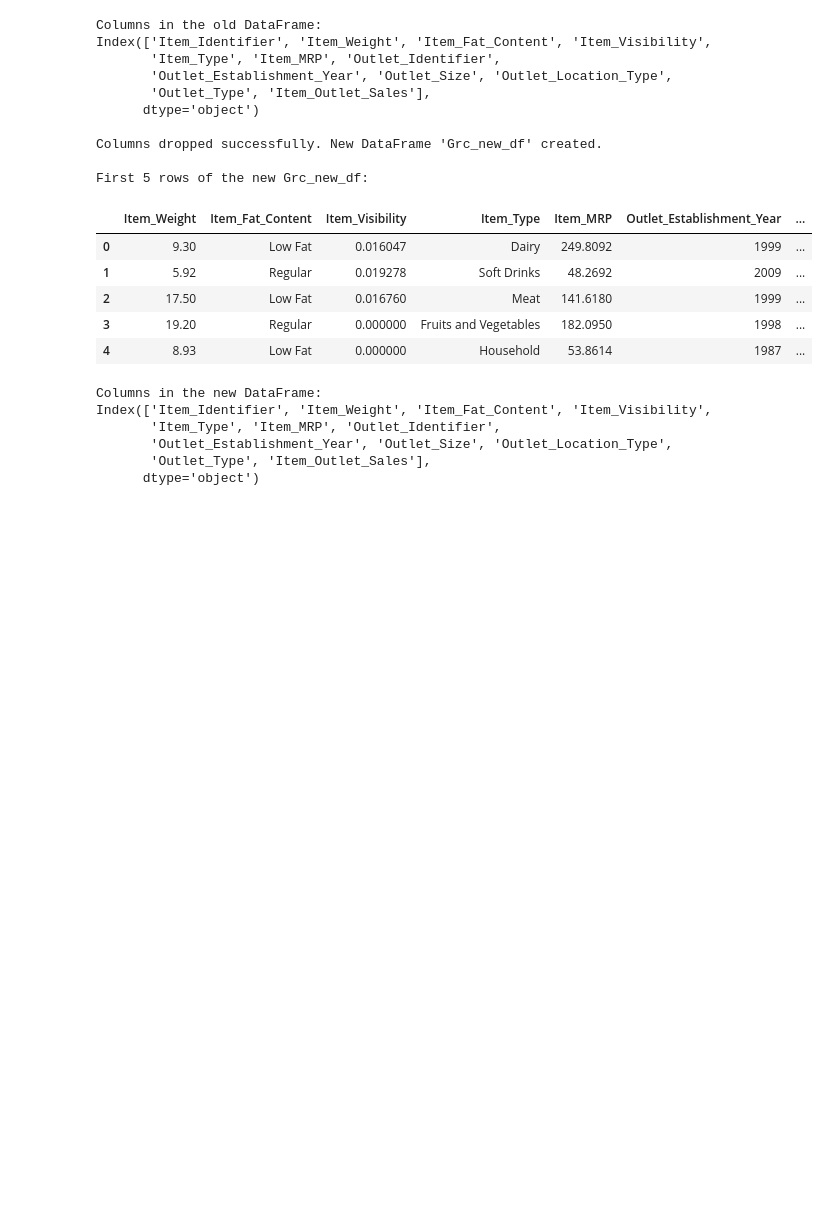
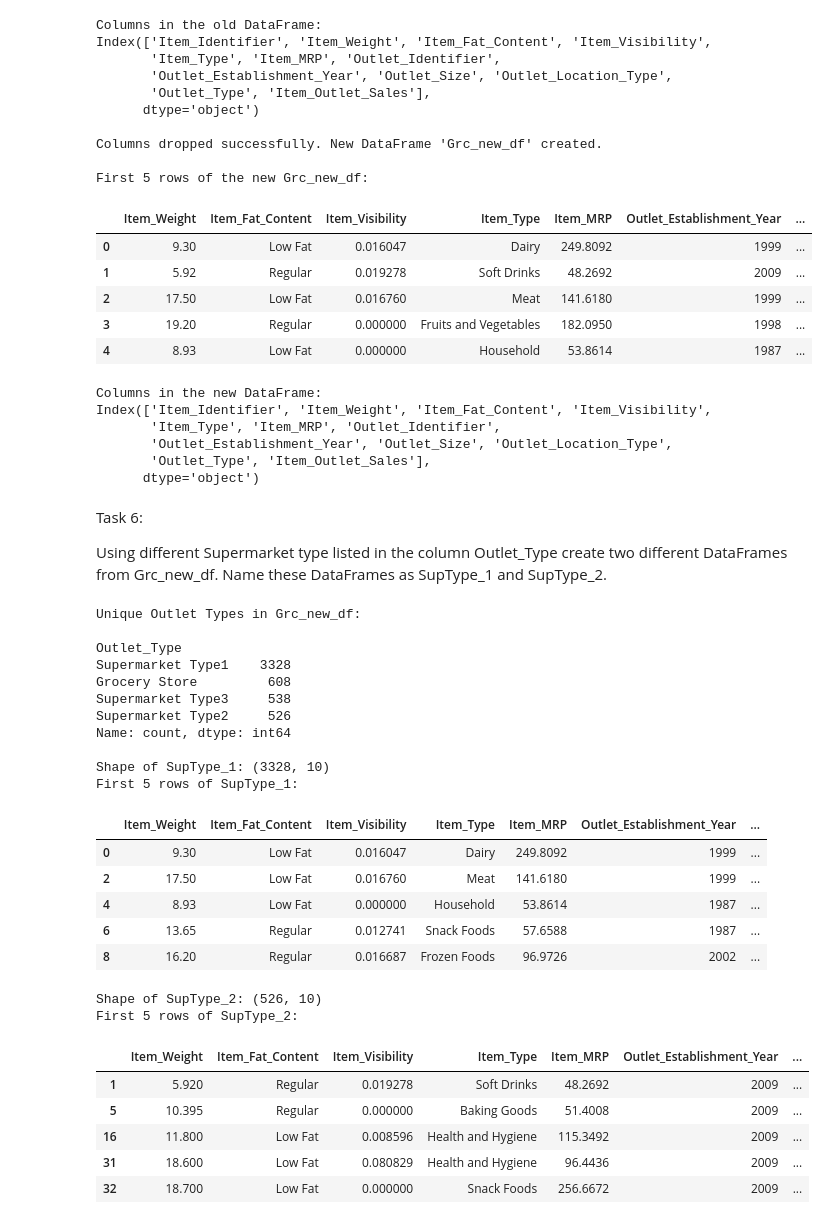
Before and after one commit to Zain004/dataanalyse-oblig1, a Jupyter notebook: obligatorisk_oppgave_1.ipynb, the cells around one changed output. Cells and saved outputs as stored; diff of their text form; code cells hidden in the pictures; blank space fills up the shorter version.

```diff
--- a/obligatorisk_oppgave_1.ipynb
+++ b/obligatorisk_oppgave_1.ipynb
@@ -272,3 +272,53 @@ Index(['Item_Identifier', 'Item_Weight', 'Item_Fat_Content', 'Item_Visibility',
        'Outlet_Establishment_Year', 'Outlet_Size', 'Outlet_Location_Type',
        'Outlet_Type', 'Item_Outlet_Sales'],
       dtype='object')
+# %% [markdown]
+Task 6:
+
+Using different Supermarket type listed in the column Outlet_Type create two different DataFrames from Grc_new_df. Name these DataFrames as SupType_1 and SupType_2.
+# %%
+# Starter med å se hvilke unike verdier 'Outlet_Type' kolonnen inneholder
+print("Unique Outlet Types in Grc_new_df:\n")
+print(Grc_df['Outlet_Type'].value_counts())
+
+# Lager en SupType_1 for 'Supermarket Type1'
+SupType_1 = Grc_new_df[Grc_new_df['Outlet_Type'] == 'Supermarket Type1']
+
+# Lager SupType_2 for 'Supermarket Type2'
+SupType_2 = Grc_new_df[Grc_new_df['Outlet_Type'] == 'Supermarket Type2']
+
+# verifiserer SupType_1
+print(f"\nShape of SupType_1: {SupType_1.shape}")
+print("First 5 rows of SupType_1:")
+display(SupType_1.head())
+
+# Verifiserer SupType_2
+print(f"\nShape of SupType_2: {SupType_2.shape}")
+print("First 5 rows of SupType_2:")
+display(SupType_2.head())
+# %% [output]
+Unique Outlet Types in Grc_new_df:
+
+Outlet_Type
+Supermarket Type1    3328
+Grocery Store         608
+Supermarket Type3     538
+Supermarket Type2     526
+Name: count, dtype: int64
+
+Shape of SupType_1: (3328, 10)
+First 5 rows of SupType_1:
+|  | Item_Weight | Item_Fat_Content | Item_Visibility | Item_Type | Item_MRP | Outlet_Establishment_Year | ... |
+| 0 | 9.30 | Low Fat | 0.016047 | Dairy | 249.8092 | 1999 | ... |
+| 2 | 17.50 | Low Fat | 0.016760 | Meat | 141.6180 | 1999 | ... |
+| 4 | 8.93 | Low Fat | 0.000000 | Household | 53.8614 | 1987 | ... |
+| 6 | 13.65 | Regular | 0.012741 | Snack Foods | 57.6588 | 1987 | ... |
+| 8 | 16.20 | Regular | 0.016687 | Frozen Foods | 96.9726 | 2002 | ... |
+Shape of SupType_2: (526, 10)
+First 5 rows of SupType_2:
+|  | Item_Weight | Item_Fat_Content | Item_Visibility | Item_Type | Item_MRP | Outlet_Establishment_Year | ... |
+| 1 | 5.920 | Regular | 0.019278 | Soft Drinks | 48.2692 | 2009 | ... |
+| 5 | 10.395 | Regular | 0.000000 | Baking Goods | 51.4008 | 2009 | ... |
+| 16 | 11.800 | Low Fat | 0.008596 | Health and Hygiene | 115.3492 | 2009 | ... |
+| 31 | 18.600 | Low Fat | 0.080829 | Health and Hygiene | 96.4436 | 2009 | ... |
+| 32 | 18.700 | Low Fat | 0.000000 | Snack Foods | 256.6672 | 2009 | ... |
```
